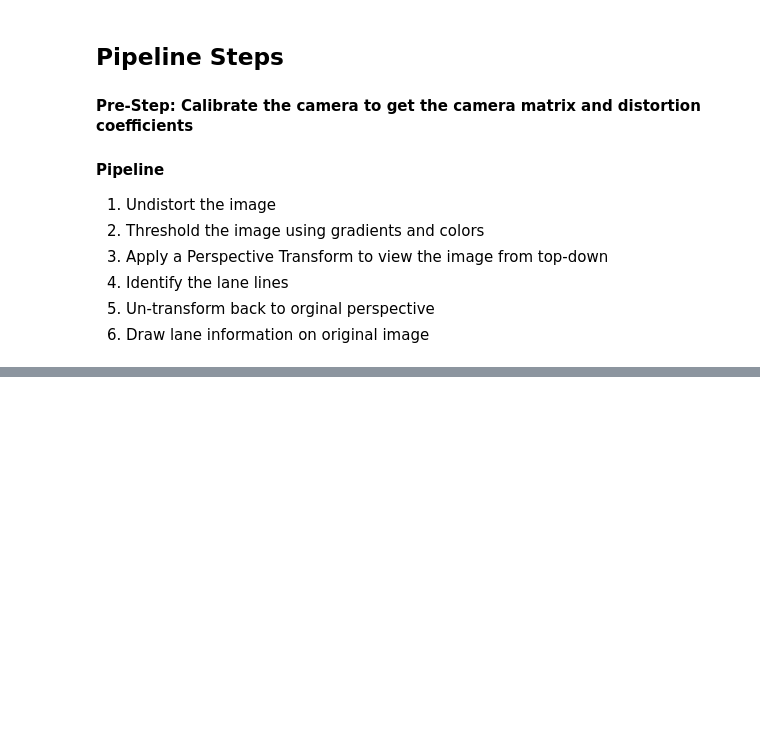
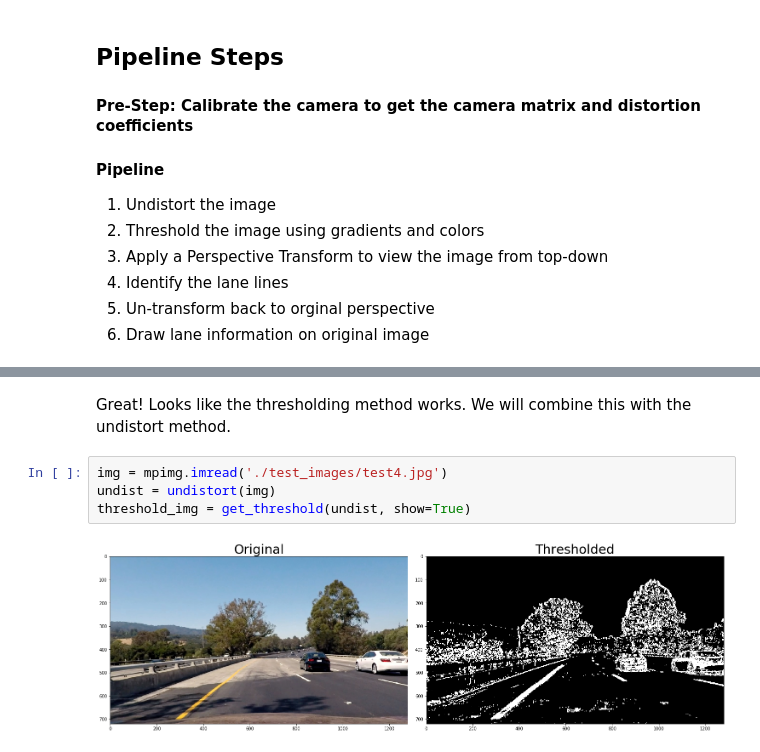
Before and after one commit to SlothFriend/CarND-Term1-P4, a Jupyter notebook: pipeline.ipynb, the cells around one changed output, grey strips where cells are left out. Drawn from its saved outputs; the diff is of its cells as text; blank space fills up the shorter version.

```diff
--- a/pipeline.ipynb
+++ b/pipeline.ipynb
@@ -64,0 +154,8 @@ for im_path in im_paths:
+# %% [markdown]
+Great! Looks like the thresholding method works. We will combine this with the undistort method.
+# %%
+img = mpimg.imread('./test_images/test4.jpg')
+undist = undistort(img)
+threshold_img = get_threshold(undist, show=True)
+# %% [output]
+[figure, added]
```
Also changed, not shown: parts of 15 cells of this notebook.
